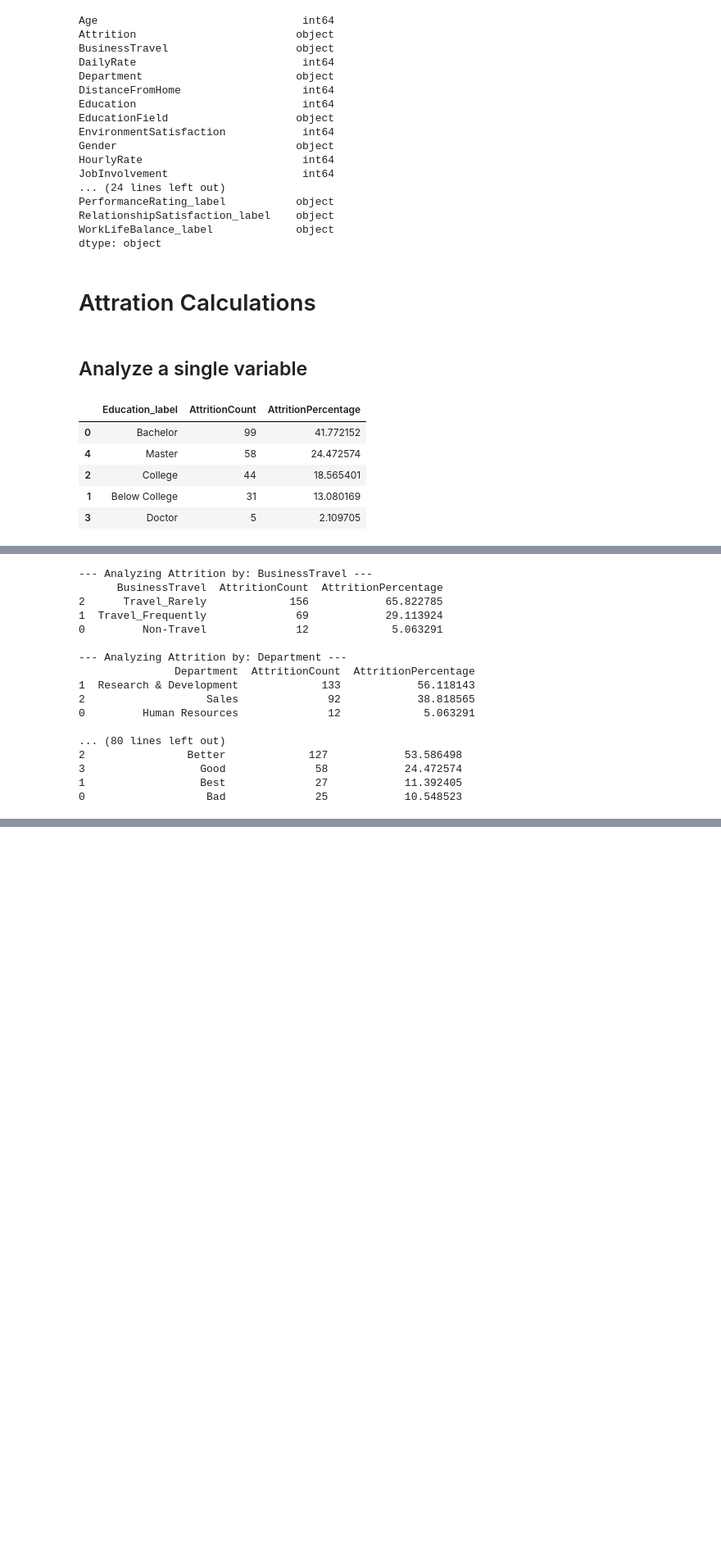
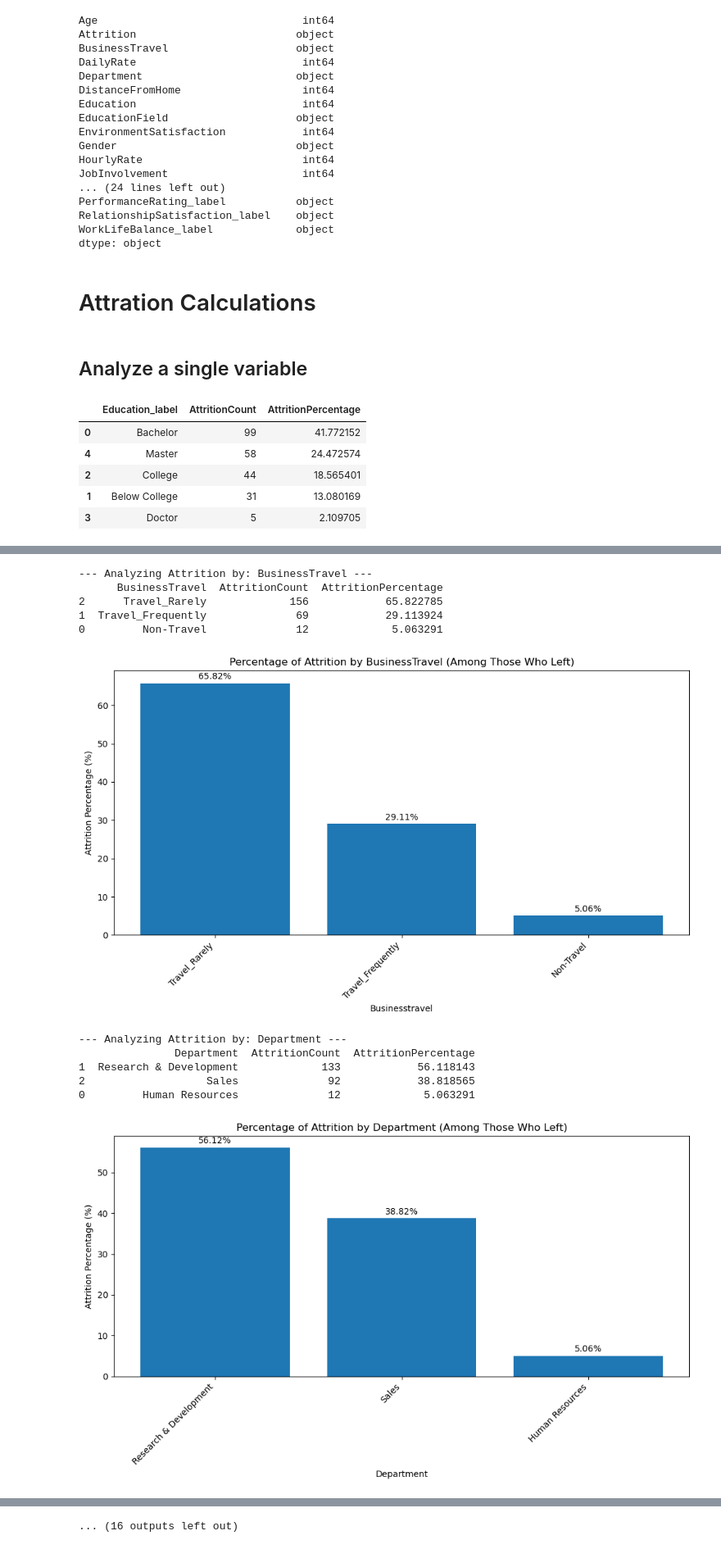
Before and after one commit to cihernand/ibm_hr_analytics, a Jupyter notebook: DataCleaningandExploration.ipynb, the cells around one changed output, grey strips where cells are left out. Shown at 82% size. Cells and saved outputs as stored; diff of their text form; code cells hidden in the pictures; blank space fills up the shorter version.

```diff
--- a/DataCleaningandExploration.ipynb
+++ b/DataCleaningandExploration.ipynb
@@ -216,51 +225,50 @@ def plot_attrition_percentage(df_results, category_column):
         category_column (str): The name of the categorical column being plotted.
     """
     if df_results is not None and not df_results.empty:
-        fig = px.bar(df_results,
-                     x=category_column,
-                     y='AttritionPercentage',
-                     title=f'Percentage of Attrition by {category_column} (Among Those Who Left)',
-                     labels={'AttritionPercentage': 'Attrition Percentage (%)',
-                             category_column: category_column.replace('_', ' ').title()})  # Improve label
+        plt.figure(figsize=(10, 6))  # Adjust figure size as needed
+        bars = plt.bar(df_results[category_column], df_results['AttritionPercentage'])
+        plt.title(f'Percentage of Attrition by {category_column} (Among Those Who Left)')
+        plt.xlabel(category_column.replace('_', ' ').title())
+        plt.ylabel('Attrition Percentage (%)')
+
         # Add percentage values above the bars
-        fig.update_traces(texttemplate='%{y:.2f}%', textposition='outside')
-        fig.update_layout(uniformtext_minsize=8, uniformtext_mode='hide')
-        fig.show()
+        for bar in bars:
+            yval = bar.get_height()
+            plt.text(bar.get_x() + bar.get_width()/2, yval + 0.5, f'{yval:.2f}%', ha='center', va='bottom')
+
+        plt.xticks(rotation=45, ha='right')
+        plt.tight_layout()
+        plt.show()
     elif df_results is None:
         pass  # Error message already printed in analyze_attrition_by_category
     else:
         print(f"No attrition data to plot for {category_column}.")
 
 
 
 # List categorical columns you want to analyze
 #categorical_cols_to_analyze = ['Education_label', 'EnvironmentSatisfaction_label','JobInvolvement_label','JobSatisfaction_label','PerformanceRating_label','RelationshipSatisfaction_label','WorkLifeBalance_label']
 categorical_cols_to_analyze = df.select_dtypes(include=object).columns
 # Remove Attrition colum
 categorical_cols_to_analyze = [column_x for column_x in categorical_cols_to_analyze  if column_x != 'Attrition']
 
 # Loop through the list of categorical columns
 for col in categorical_cols_to_analyze:
     print(f"\n--- Analyzing Attrition by: {col} ---")
     attrition_results = analyze_attrition_by_category(df, col)
     if attrition_results is not None:
         print(attrition_results)
         plot_attrition_percentage(attrition_results, col)
 # %% [output]
 --- Analyzing Attrition by: BusinessTravel ---
       BusinessTravel  AttritionCount  AttritionPercentage
 2      Travel_Rarely             156            65.822785
 1  Travel_Frequently              69            29.113924
 0         Non-Travel              12             5.063291
-
---- Analyzing Attrition by: Department ---
-               Department  AttritionCount  AttritionPercentage
-1  Research & Development             133            56.118143
-2                   Sales              92            38.818565
-0         Human Resources              12             5.063291
-
-... (80 lines left out)
-2                Better             127            53.586498
-3                  Good              58            24.472574
-1                  Best              27            11.392405
-0                   Bad              25            10.548523
+[figure, added]
+--- Analyzing Attrition by: Department ---
+               Department  AttritionCount  AttritionPercentage
+1  Research & Development             133            56.118143
+2                   Sales              92            38.818565
+0         Human Resources              12             5.063291
+[figure, added]
@@ -266,0 +307 @@ for col in categorical_cols_to_analyze:
+... (16 outputs left out)
```
Also changed, not shown: parts of 4 cells of this notebook.
